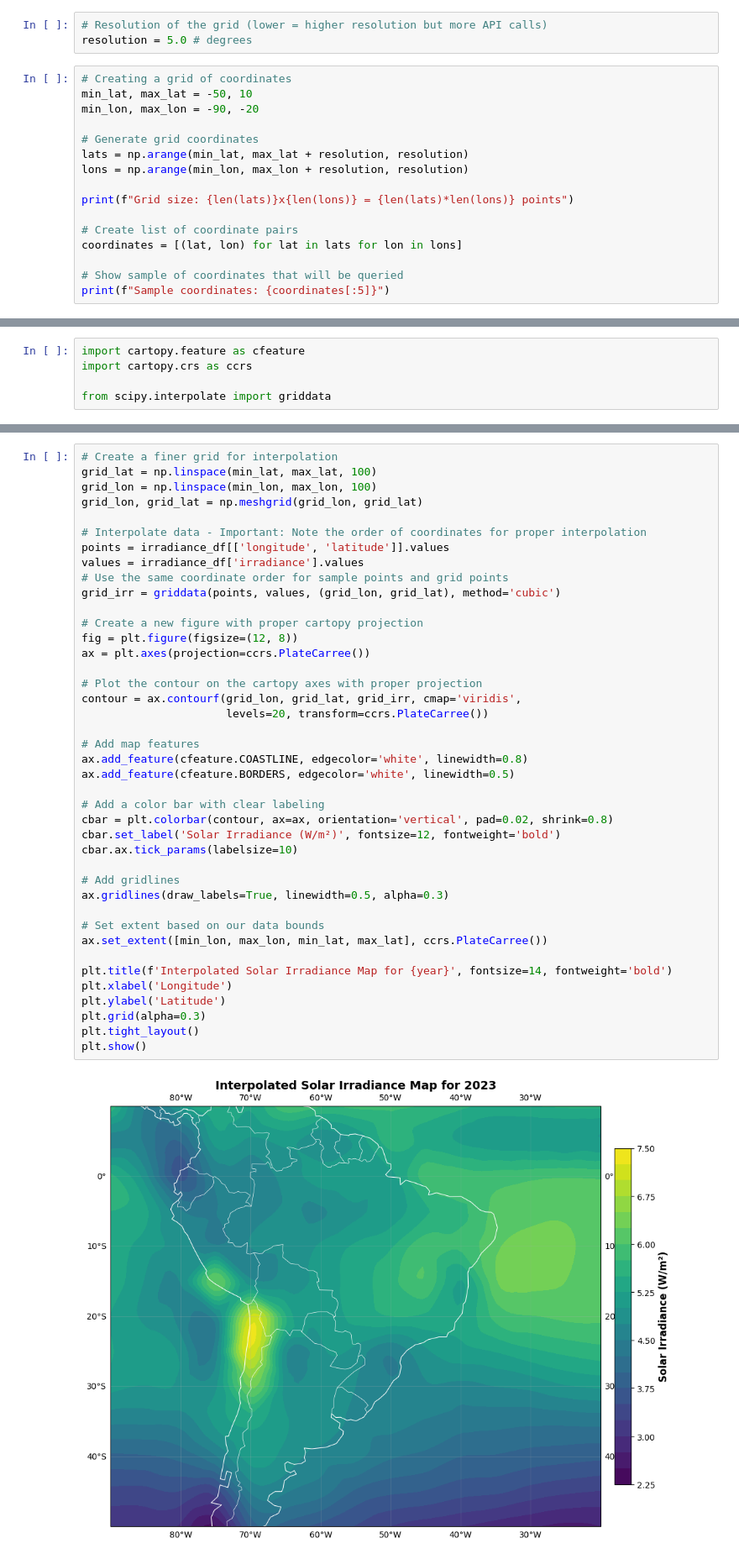
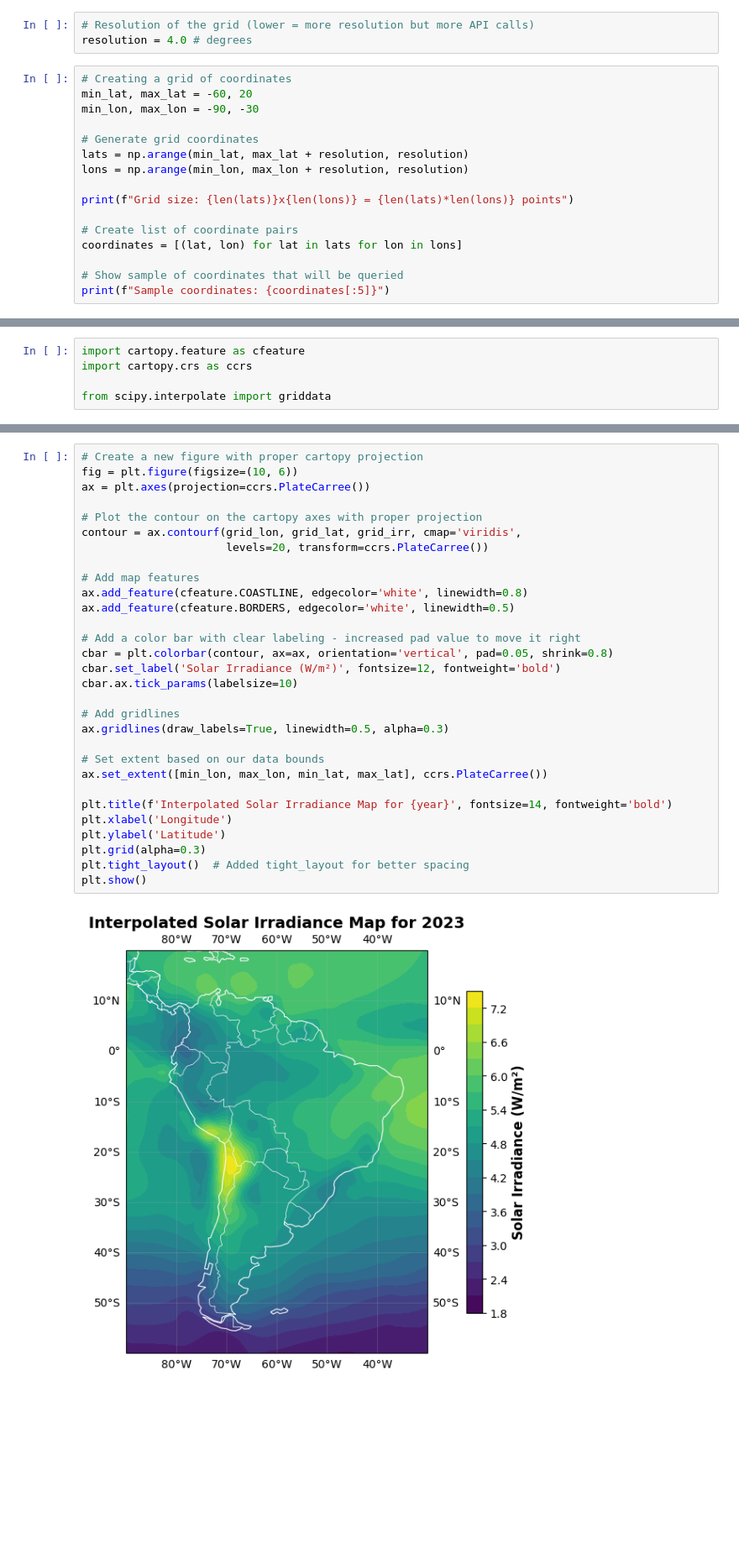
Before and after one commit to marc-herrero/UAB-the-hack25, a Jupyter notebook: nasa-power-api.ipynb, the cells around one changed output, grey strips where cells are left out. Shown: that part at 84% size. Drawn from its saved outputs; the diff is of its cells as text; blank space fills up the shorter version.

```diff
--- a/nasa-power-api.ipynb
+++ b/nasa-power-api.ipynb
@@ -170,12 +169,12 @@ from folium.plugins import HeatMap
 from concurrent.futures import ThreadPoolExecutor
 from tqdm.notebook import tqdm
 # %%
-# Resolution of the grid (lower = higher resolution but more API calls)
-resolution = 5.0 # degrees
+# Resolution of the grid (lower = more resolution but more API calls)
+resolution = 4.0 # degrees
 # %%
 # Creating a grid of coordinates
-min_lat, max_lat = -50, 10
-min_lon, max_lon = -90, -20
+min_lat, max_lat = -60, 20
+min_lon, max_lon = -90, -30
 
 # Generate grid coordinates
 lats = np.arange(min_lat, max_lat + resolution, resolution)
@@ -264,43 +295,32 @@ from scipy.interpolate import griddata
 # %%
-# Create a finer grid for interpolation
-grid_lat = np.linspace(min_lat, max_lat, 100)
-grid_lon = np.linspace(min_lon, max_lon, 100)
-grid_lon, grid_lat = np.meshgrid(grid_lon, grid_lat)
-
-# Interpolate data - Important: Note the order of coordinates for proper interpolation
-points = irradiance_df[['longitude', 'latitude']].values
-values = irradiance_df['irradiance'].values
-# Use the same coordinate order for sample points and grid points
-grid_irr = griddata(points, values, (grid_lon, grid_lat), method='cubic')
-
 # Create a new figure with proper cartopy projection
-fig = plt.figure(figsize=(12, 8))
+fig = plt.figure(figsize=(10, 6))
 ax = plt.axes(projection=ccrs.PlateCarree())
 
 # Plot the contour on the cartopy axes with proper projection
 contour = ax.contourf(grid_lon, grid_lat, grid_irr, cmap='viridis',
                       levels=20, transform=ccrs.PlateCarree())
 
 # Add map features
 ax.add_feature(cfeature.COASTLINE, edgecolor='white', linewidth=0.8)
 ax.add_feature(cfeature.BORDERS, edgecolor='white', linewidth=0.5)
 
-# Add a color bar with clear labeling
-cbar = plt.colorbar(contour, ax=ax, orientation='vertical', pad=0.02, shrink=0.8)
+# Add a color bar with clear labeling - increased pad value to move it right
+cbar = plt.colorbar(contour, ax=ax, orientation='vertical', pad=0.05, shrink=0.8)
 cbar.set_label('Solar Irradiance (W/m²)', fontsize=12, fontweight='bold')
 cbar.ax.tick_params(labelsize=10)
 
 # Add gridlines
 ax.gridlines(draw_labels=True, linewidth=0.5, alpha=0.3)
 
 # Set extent based on our data bounds
 ax.set_extent([min_lon, max_lon, min_lat, max_lat], ccrs.PlateCarree())
 
 plt.title(f'Interpolated Solar Irradiance Map for {year}', fontsize=14, fontweight='bold')
 plt.xlabel('Longitude')
 plt.ylabel('Latitude')
 plt.grid(alpha=0.3)
-plt.tight_layout()
+plt.tight_layout()  # Added tight_layout for better spacing
 plt.show()
 # %% [output]
-[figure, old version]
+[figure, new version]
```
Also changed, not shown: parts of 9 cells of this notebook, 2 other files.
